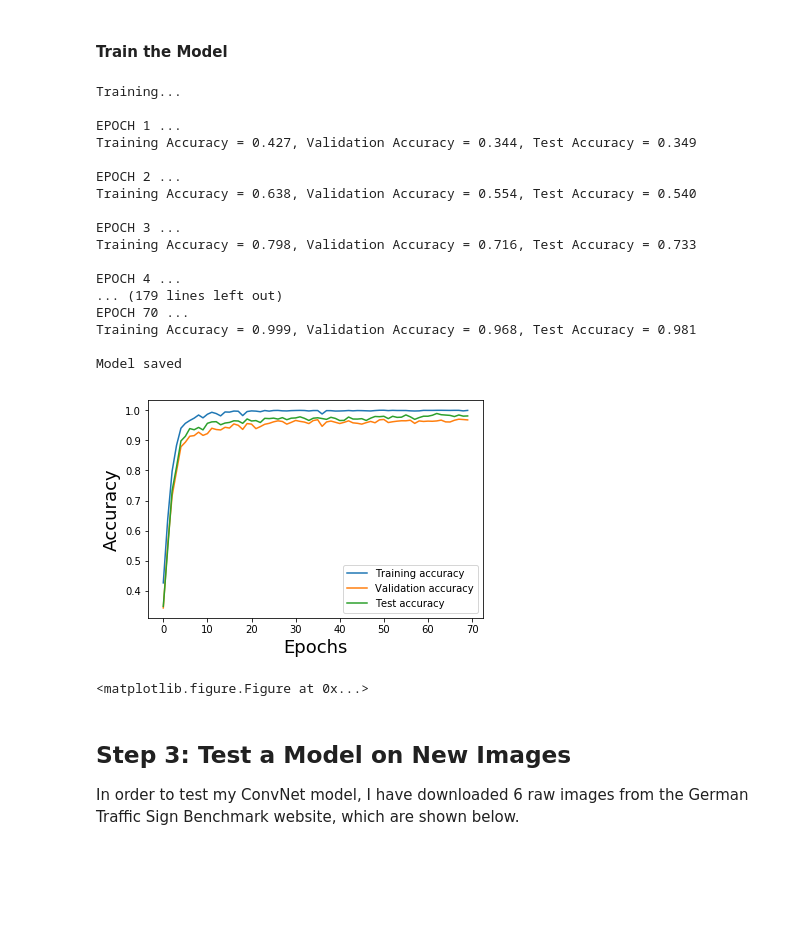
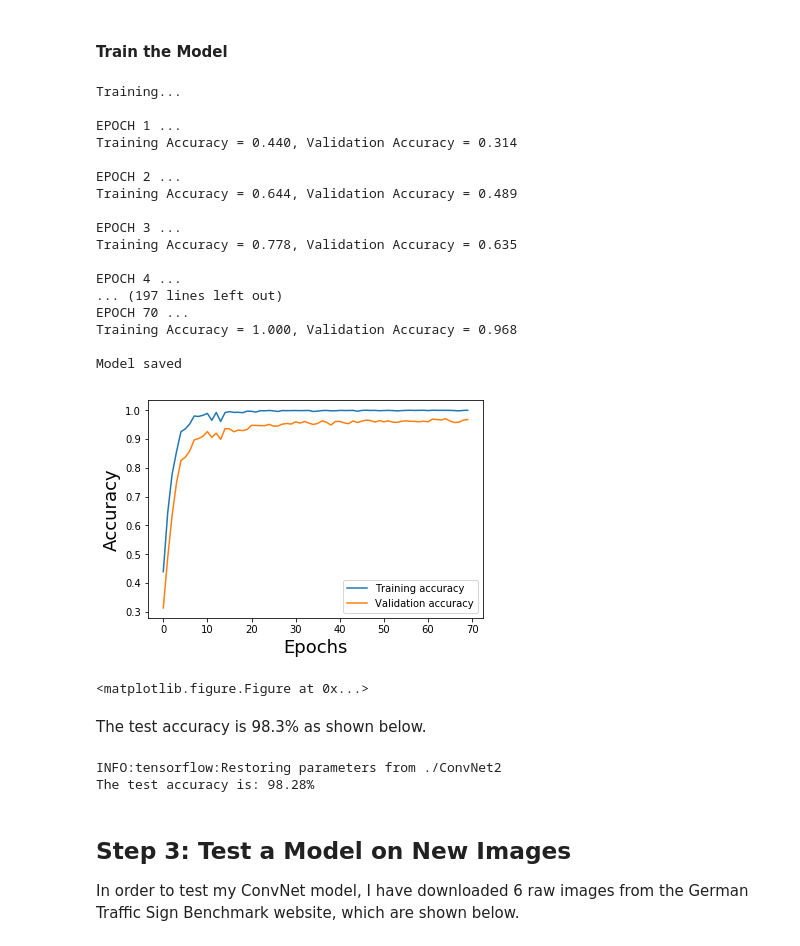
Before and after one commit to siyaoxu/Self-Driving-Cars, a Jupyter notebook: CarND-Traffic-Sign-Classifier-Project/Traffic_Sign_Classifier.ipynb, the cells around one changed output. Cells and saved outputs as stored; diff of their text form; code cells hidden in the pictures; blank space fills up the shorter version.

```diff
--- a/CarND-Traffic-Sign-Classifier-Project/Traffic_Sign_Classifier.ipynb
+++ b/CarND-Traffic-Sign-Classifier-Project/Traffic_Sign_Classifier.ipynb
@@ -278,7 +278,8 @@ from random import randint
 # count the size of each class
 class_count = Counter(y_train)
 # For each class, we extend the record size of each class by a factor of 5
-f_class = 5
+f_class = 7
+# target = 1500
 # augmented images are stored at here
 augm_imgs = []
 augm_y = []
@@ -287,12 +288,13 @@ augm_y = []
 for key,n in class_count.items():
     # if the size of this class is less than our target size, we are going to augment record in this class
     diff = n*f_class - n
+#     diff = target - n
     if diff>0:
         # get all images in this class
         i_imgs = X_train[np.where(y_train == key)[0],:,:,:]
         # sample parameters for the augmentation
 #         fv, thetas, scales, ftxys = AugmParams(rtheta=(0.0,0.0),rscale = (1.0,1.0),size = diff)
-        fv, thetas, scales, ftxys, fshearxys = AugmParams(rtheta=(-3.0,3.0),rscale = (0.9,1.1),size = diff)
+        fv, thetas, scales, ftxys, fshearxys = AugmParams(rtheta=(-5.0,5.0),rscale = (0.9,1.1),size = diff)
         # generate transformed images
         for i in list(range(diff)):
             # sample a random image from original images in this class
@@ -312,9 +314,11 @@ Examples of generated images and the histogram of augmentated data were plotted
 # %%
 # plot the first image in training data for each class
 fig = plt.figure(figsize=(16,44));
-for i in list(range(n_classes)):
+# for i in list(range(n_classes)):
+for i in np.unique(y_train_augm):
     plt.subplot(11,4,i+1);
-    plt.imshow(np.squeeze(X_train_augm[np.where(y_train_augm == i)[0][0],:,:,:]));
+    img_i = np.squeeze(X_train_augm[np.where(y_train_augm == i)[0][0],:,:,:])
+    plt.imshow(img_i);
     plt.title('Class ' + str(i),fontsize = 12);
-    plt.savefig('./img_writeup/augm-class-'+str(i)+'.png')
+    plt.imsave('./img_writeup/augm-class-'+str(i)+'.png',img_i)
 # %% [output]
@@ -489,15 +492,15 @@ lrate = 2e-4
 keep_prob = 0.5
 
 EPOCHS = 70
-BATCH_SIZE = 64
+BATCH_SIZE = 128
 
 logits = ConvNet(x,n_classes,k_prob)
 
 cross_entropy = tf.nn.softmax_cross_entropy_with_logits(labels=ohe_y, logits=logits)
 loss_operation = tf.reduce_mean(cross_entropy)
 optimizer = tf.train.AdamOptimizer(learning_rate = lrate)
-# update
-update_ops = tf.get_collection(tf.GraphKeys.UPDATE_OPS)
+# # update
+# update_ops = tf.get_collection(tf.GraphKeys.UPDATE_OPS)
 training_operation = optimizer.minimize(loss_operation)
 # %% [markdown]
 #### Model Evaluation
@@ -520,7 +523,6 @@ def evaluate(X_data, y_data):
 # %%
 tr_acc = []
 v_acc = []
-te_acc = []
 
 with tf.Session() as sess:
     sess.run(tf.global_variables_initializer())
@@ -541,11 +543,10 @@ with tf.Session() as sess:
 
         tr_acc.append(training_accuracy)
         v_acc.append(validation_accuracy)
-        te_acc.append(test_accuracy)
 
         print("EPOCH {} ...".format(i+1))
-        print("Training Accuracy = {:.3f}, Validation Accuracy = {:.3f}, Test Accuracy = {:.3f}"
-              .format(training_accuracy,validation_accuracy,test_accuracy))
+        print("Training Accuracy = {:.3f}, Validation Accuracy = {:.3f}"
+              .format(training_accuracy,validation_accuracy))
         print()
 #         # Save the model every 100 iterations
 #         if (i % 33 == 0) & (i > 0):
@@ -557,33 +558,44 @@ with tf.Session() as sess:
 Training...
 
 EPOCH 1 ...
-Training Accuracy = 0.427, Validation Accuracy = 0.344, Test Accuracy = 0.349
+Training Accuracy = 0.440, Validation Accuracy = 0.314
 
 EPOCH 2 ...
-Training Accuracy = 0.638, Validation Accuracy = 0.554, Test Accuracy = 0.540
+Training Accuracy = 0.644, Validation Accuracy = 0.489
 
 EPOCH 3 ...
-Training Accuracy = 0.798, Validation Accuracy = 0.716, Test Accuracy = 0.733
+Training Accuracy = 0.778, Validation Accuracy = 0.635
 
 EPOCH 4 ...
-... (179 lines left out)
+... (197 lines left out)
 EPOCH 70 ...
-Training Accuracy = 0.999, Validation Accuracy = 0.968, Test Accuracy = 0.981
+Training Accuracy = 1.000, Validation Accuracy = 0.968
 
 Model saved
 # %%
 # Plot training, validation, and test accuracy
 tr_acc_plt, = plt.plot(range(EPOCHS),tr_acc);
 v_acc_plt, = plt.plot(range(EPOCHS),v_acc);
-te_acc_plt, = plt.plot(range(EPOCHS),te_acc);
 plt.xlabel('Epochs',fontsize = 18);
 plt.ylabel('Accuracy',fontsize = 18);
-plt.legend([tr_acc_plt,v_acc_plt,te_acc_plt],['Training accuracy','Validation accuracy','Test accuracy']);
+plt.legend([tr_acc_plt,v_acc_plt],['Training accuracy','Validation accuracy']);
 plt.show();
 plt.savefig('./img_writeup/conv_training.png');
 # %% [output]
-[figure, old version]
+[figure, new version]
 <matplotlib.figure.Figure at 0x...>
+# %% [markdown]
+The test accuracy is 98.3% as shown below.
+# %%
+# check test accuracy
+with tf.Session() as sess:
+    saver = tf.train.import_meta_graph('./ConvNet2.meta')
+    saver.restore(sess,tf.train.latest_checkpoint('./'))
+    test_accuracy = evaluate(n_X_test, y_test)
+    print('The test accuracy is: {:05.2f}%'.format(test_accuracy*100))
+# %% [output]
+INFO:tensorflow:Restoring parameters from ./ConvNet2
+The test accuracy is: 98.28%
 # %% [markdown]
 ## Step 3: Test a Model on New Images
 
```
Also changed, not shown: parts of 24 cells of this notebook, 2 other files.
